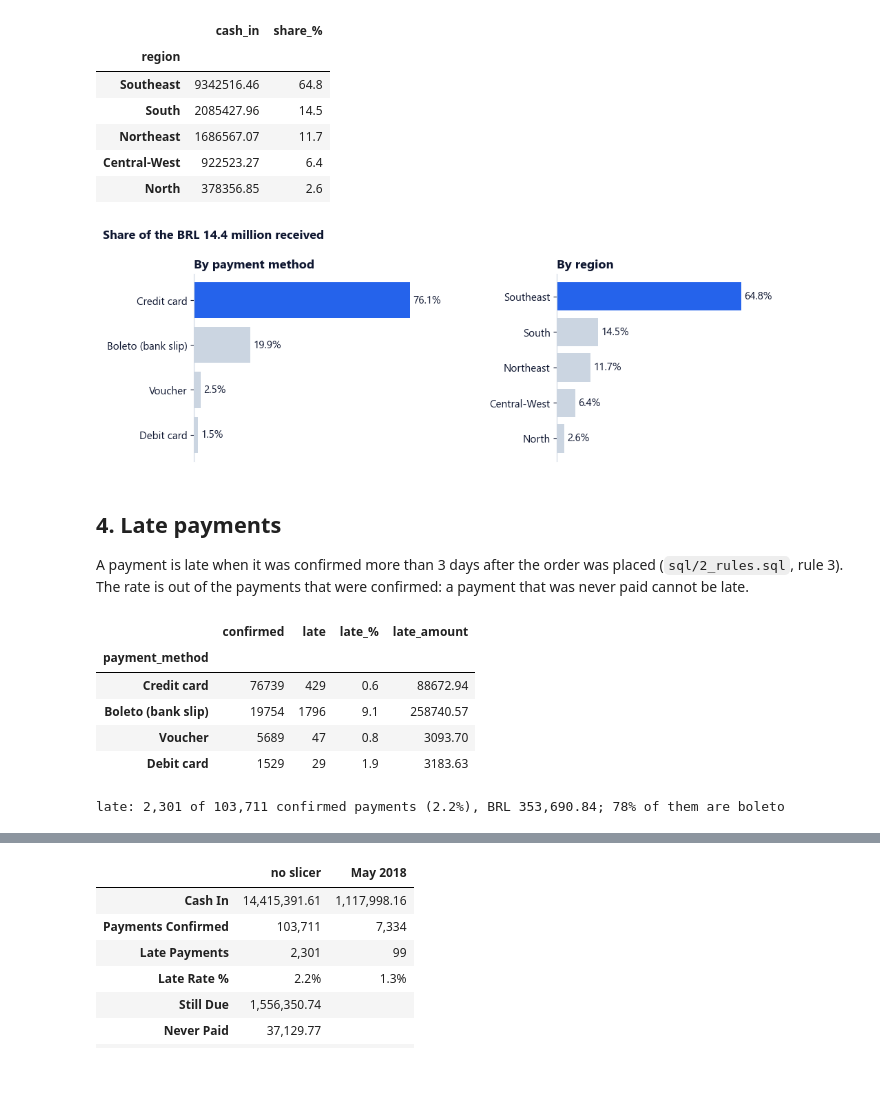
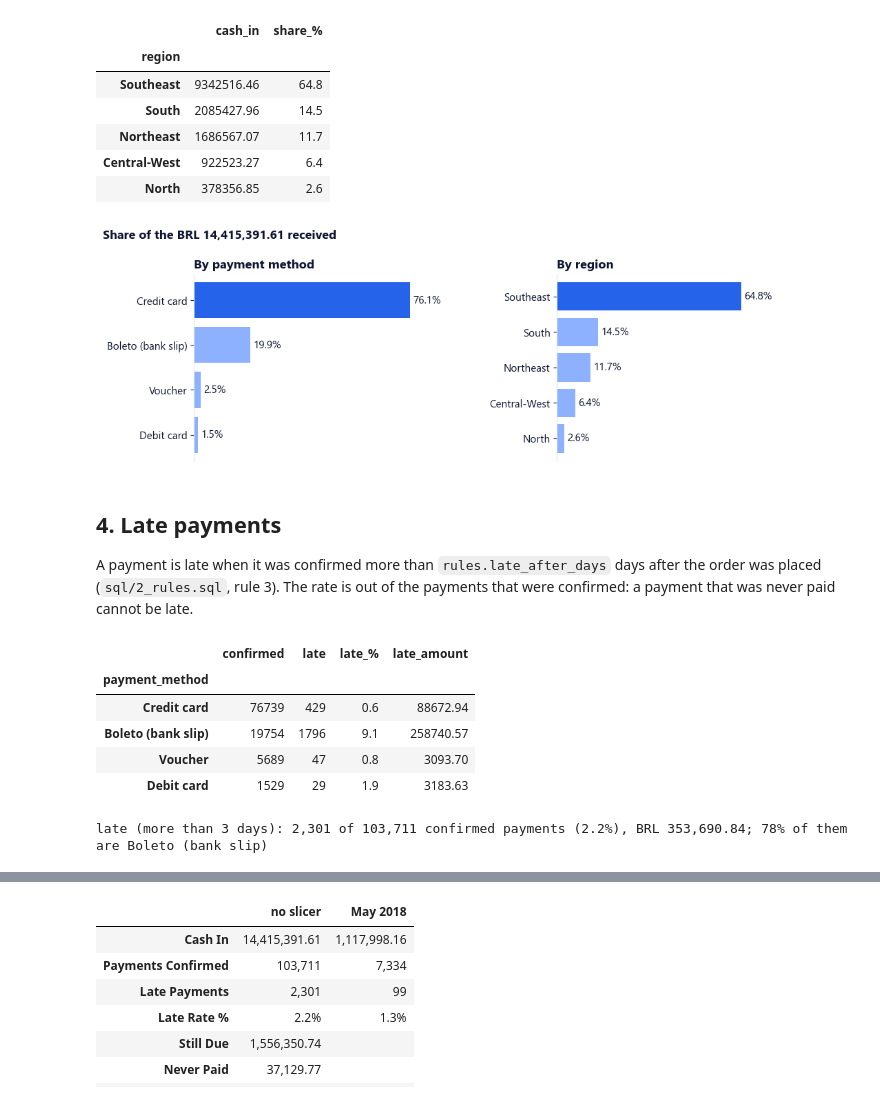
Before and after one commit to omarshalabyy1/cash-payments-dashboard, a Jupyter notebook: analysis/analysis.ipynb, the cells around one changed output, grey strips where cells are left out. Cells and saved outputs as stored; diff of their text form; code cells hidden in the pictures; blank space fills up the shorter version.

```diff
--- a/analysis/analysis.ipynb
+++ b/analysis/analysis.ipynb
@@ -57,16 +74,20 @@ money:    source BRL 16,008,872.12, model BRL 16,008,872.12
 
 On the report date: what has come in, what card instalments are still to come, and what was never paid.
 # %%
-by_status = fact.groupby("status").agg(amount=("amount", "sum"), payments=("payment_id", "nunique"))
+by_status = (fact.groupby("status").agg(amount=("amount", "sum"), payments=("payment_id", "nunique"))
+             .reindex(["Received", "Due", "Never paid"], fill_value=0))
 by_status["share_%"] = (by_status["amount"] / total * 100).round(1)
-display(by_status.round(2))
+display(by_status.round(DEC))
 
 received = by_status.loc["Received", "amount"]
 due = by_status.loc["Due", "amount"]
 never_paid = by_status.loc["Never paid", "amount"]
-due_payments = fact.loc[fact["status"] == "Due", "payment_id"].nunique()
-last_due = fact.loc[fact["status"] == "Due", "cash_date"].max()
-print(f"still due: BRL {due:,.2f} on {due_payments:,} card payments, the last instalment on {last_due:%d %b %Y}")
+due_rows = fact[fact["status"] == "Due"]
+if len(due_rows):
+    print(f"still due: {money(due)} on {due_rows['payment_id'].nunique():,} payments, "
+          f"the last instalment on {due_rows['cash_date'].max():%d %b %Y}")
+else:
+    print("nothing still due")
 # %% [output]
 |  | amount | payments | share_% |
 | status |  |  |  |
@@ -77,21 +98,21 @@ still due: BRL 1,556,350.74 on 11,648 card payments, the last instalment on 03 M
 # %%
-BLUE, GREY, NAVY = "#2563EB", "#CBD5E1", "#0E1630"
 plt.rcParams.update({"font.family": "Segoe UI", "font.size": 11, "axes.spines.top": False,
-                     "axes.spines.right": False, "axes.edgecolor": GREY, "text.color": NAVY,
-                     "axes.labelcolor": NAVY, "xtick.color": NAVY, "ytick.color": NAVY})
+                     "axes.spines.right": False, "axes.edgecolor": COLOURS["line"], "text.color": COLOURS["text"],
+                     "axes.labelcolor": COLOURS["text"], "xtick.color": COLOURS["text"], "ytick.color": COLOURS["text"]})
 
 monthly = (fact[fact["status"] != "Never paid"]
            .assign(month=lambda d: d["cash_date"].dt.to_period("M").dt.to_timestamp())
-           .pivot_table(index="month", columns="status", values="amount", aggfunc="sum", fill_value=0))
+           .pivot_table(index="month", columns="status", values="amount", aggfunc="sum", fill_value=0)
+           .reindex(columns=["Received", "Due"], fill_value=0))
 
 fig, ax = plt.subplots(figsize=(11, 3.8))
-ax.bar(monthly.index, monthly["Received"] / 1e3, width=25, color=BLUE, label="Received")
-ax.bar(monthly.index, monthly["Due"] / 1e3, width=25, color=GREY, label="Still due")
-ax.axvline(report_date, color=NAVY, linewidth=1, linestyle="--")
+ax.bar(monthly.index, monthly["Received"] / 1e3, width=25, color=MAIN, label="Received")
+ax.bar(monthly.index, monthly["Due"] / 1e3, width=25, color=SECOND, label="Still due")
+ax.axvline(report_date, color=COLOURS["text"], linewidth=1, linestyle="--")
 ax.text(report_date, ax.get_ylim()[1] * 0.95, f"  report date {report_date:%d %b %Y}", va="top")
-ax.set_ylabel("BRL thousand")
+ax.set_ylabel(f"{CUR} thousand")
 ax.legend(frameon=False, loc="upper left")
-ax.set_title("Cash by month: received, then card instalments still to come", loc="left", fontweight="bold")
+ax.set_title(f"{NAME}: cash by month, received, then instalments still to come", loc="left", fontweight="bold")
 fig.tight_layout()
 fig.savefig(DOCS / "cash-by-month.png", dpi=150)
 # %% [output]
@@ -127,43 +148,44 @@ display(by_method.round(2), by_region.round(2))
 # %%
 fig, axes = plt.subplots(1, 2, figsize=(11, 3.6))
 for ax, data, title in [(axes[0], by_method["share_%"], "By payment method"),
                         (axes[1], by_region["share_%"], "By region")]:
     data = data.sort_values()
-    colors = [GREY] * (len(data) - 1) + [BLUE]
-    ax.barh(data.index, data.values, color=colors)
+    ax.barh(data.index, data.values, color=[SECOND] * (len(data) - 1) + [MAIN])
     for y, v in enumerate(data.values):
         ax.text(v + 1, y, f"{v:.1f}%", va="center")
     ax.set_xlim(0, 100)
     ax.set_xticks([])
     ax.spines["bottom"].set_visible(False)
     ax.set_title(title, loc="left", fontweight="bold")
-fig.suptitle(f"Share of the BRL {received / 1e6:.1f} million received", x=0.01, ha="left", fontsize=13, fontweight="bold")
+fig.suptitle(f"Share of the {money(received)} received", x=0.01, ha="left", fontsize=13, fontweight="bold")
 fig.tight_layout()
 fig.savefig(DOCS / "where-the-money-comes-from.png", dpi=150)
 # %% [output]
-[figure, old version]
+[figure, new version]
 # %% [markdown]
 ## 4. Late payments
 
-A payment is late when it was confirmed more than 3 days after the order was placed (`sql/2_rules.sql`, rule 3).
+A payment is late when it was confirmed more than `rules.late_after_days` days after the order was placed (`sql/2_rules.sql`, rule 3).
 The rate is out of the payments that were confirmed: a payment that was never paid cannot be late.
 # %%
+LATE_DAYS = cfg["rules"]["late_after_days"]
 confirmed = fact[(fact["instalment_no"] == 1) & (fact["status"] == "Received")]  # one row per confirmed payment
 late = (confirmed.groupby(["sort_order", "payment_method"])
         .agg(confirmed=("payment_id", "size"), late=("is_late", "sum"))
         .reset_index(level=0, drop=True))
 late["late_%"] = (late["late"] / late["confirmed"] * 100).round(1)
 late["late_amount"] = (fact[fact["is_late"]].groupby("payment_method")["amount"].sum()
-                       .reindex(late.index, fill_value=0).round(2))
+                       .reindex(late.index, fill_value=0).round(DEC))
 display(late)
 
 payments_confirmed = len(confirmed)
 late_payments = int(confirmed["is_late"].sum())
 late_amount = fact.loc[fact["is_late"], "amount"].sum()
 late_rate = late_payments / payments_confirmed * 100
-boleto_share_of_late = late.loc["Boleto (bank slip)", "late"] / late_payments * 100
-print(f"late: {late_payments:,} of {payments_confirmed:,} confirmed payments ({late_rate:.1f}%), "
-      f"BRL {late_amount:,.2f}; {boleto_share_of_late:.0f}% of them are boleto")
+top_late_method = late["late"].idxmax()
+top_late_share = late["late"].max() / late_payments * 100 if late_payments else 0
+print(f"late (more than {LATE_DAYS} days): {late_payments:,} of {payments_confirmed:,} confirmed payments "
+      f"({late_rate:.1f}%), {money(late_amount)}; {top_late_share:.0f}% of them are {top_late_method}")
 # %% [output]
 |  | confirmed | late | late_% | late_amount |
 | payment_method |  |  |  |  |
@@ -171,7 +193,7 @@ print(f"late: {late_payments:,} of {payments_confirmed:,} confirmed payments ({l
 | Boleto (bank slip) | 19754 | 1796 | 9.1 | 258740.57 |
 | Voucher | 5689 | 47 | 0.8 | 3093.70 |
 | Debit card | 1529 | 29 | 1.9 | 3183.63 |
-late: 2,301 of 103,711 confirmed payments (2.2%), BRL 353,690.84; 78% of them are boleto
+late (more than 3 days): 2,301 of 103,711 confirmed payments (2.2%), BRL 353,690.84; 78% of them are Boleto (bank slip)
 # %%
 data = late["late_%"][::-1]
 fig, ax = plt.subplots(figsize=(11, 2.8))
```
Also changed, not shown: parts of 11 cells of this notebook, 25 other files.
